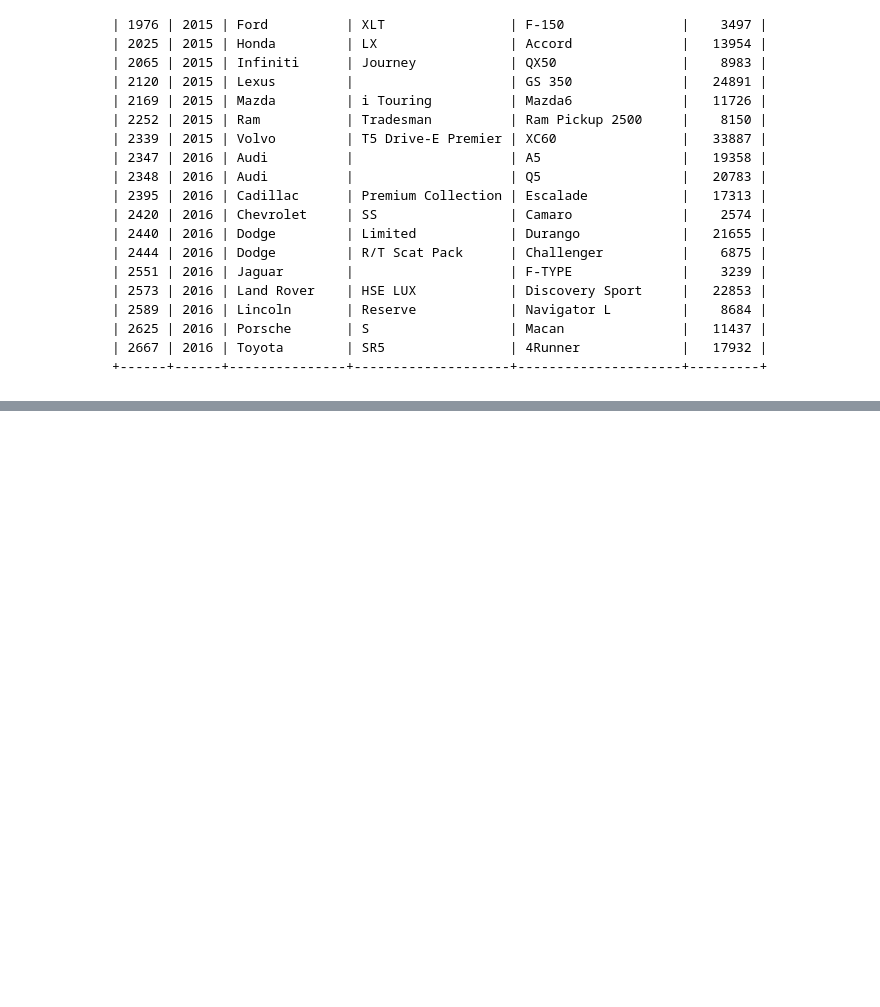
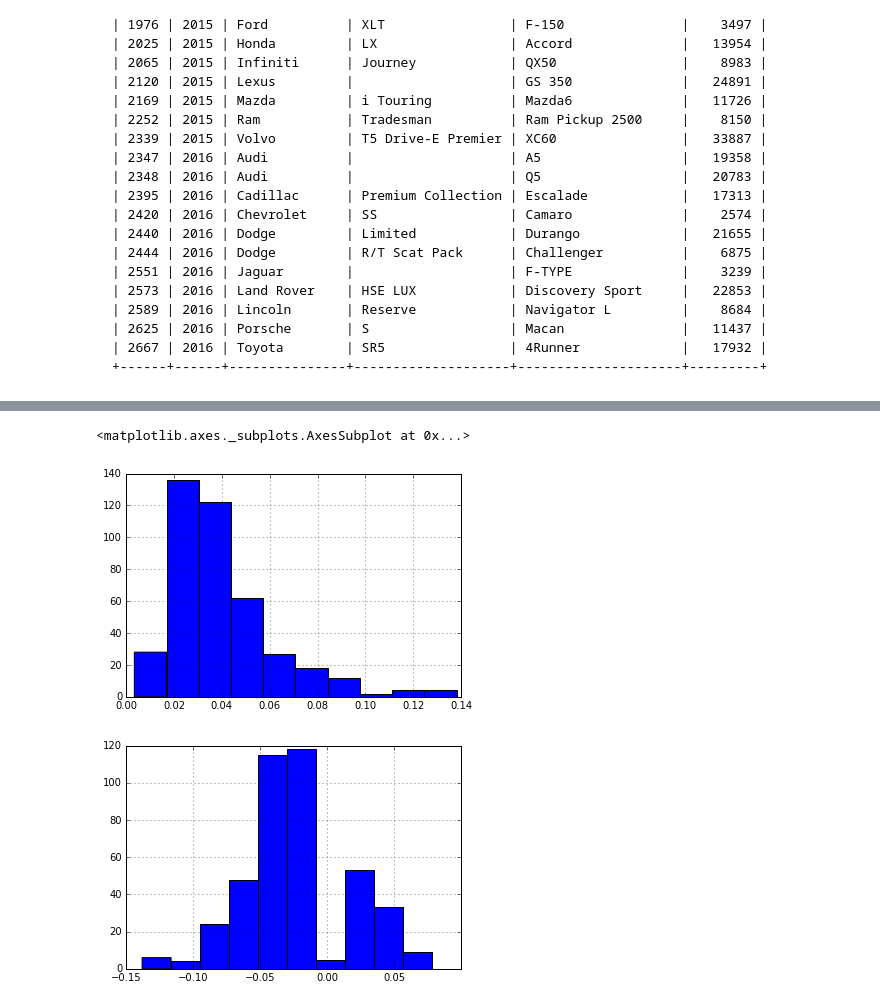
Before and after one commit to jfbg/VR_data, a Jupyter notebook: 03b_analyzing Trader VR.ipynb, the cells around one changed output, grey strips where cells are left out. Saved outputs shown, nothing was run; the diff lists cells and outputs as text; code cells hidden in the pictures; blank space fills up the shorter version.

```diff
--- a/03b_analyzing Trader VR.ipynb
+++ b/03b_analyzing Trader VR.ipynb
@@ -415,0 +465,9 @@ where id IN
+# %%
+plt.figure()
+diff_price['ratio'].abs().hist()
+plt.figure()
+diff_price['ratio'].hist()
+# %% [output]
+<matplotlib.axes._subplots.AxesSubplot at 0x...>
+[figure, added]
+[figure, added]
```
Also changed, not shown: parts of 6 cells of this notebook.
